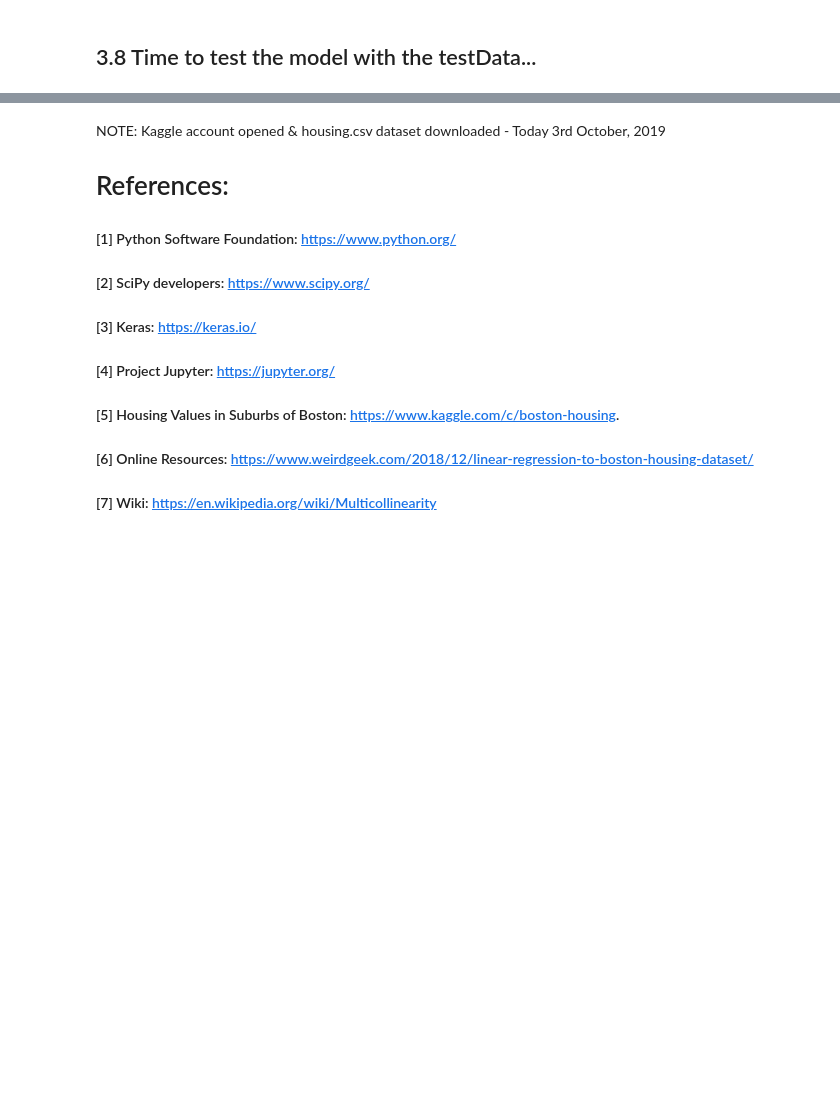
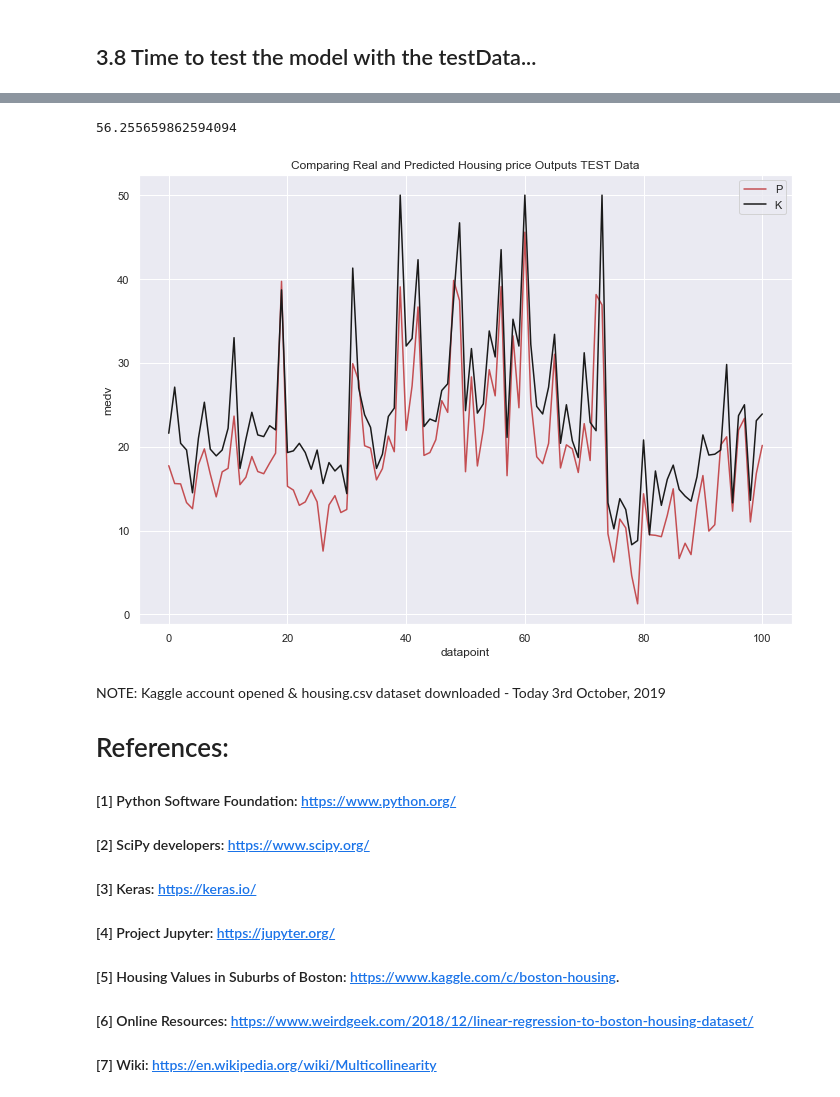
Before and after one commit to dewaledr/MLearning-Projects, a Jupyter notebook: Project_BostonHousePrices.ipynb, the cells around one changed output, grey strips where cells are left out. Cells and saved outputs as stored; diff of their text form; code cells hidden in the pictures; blank space fills up the shorter version.

```diff
--- a/Project_BostonHousePrices.ipynb
+++ b/Project_BostonHousePrices.ipynb
@@ -765,0 +774,11 @@ MinMaxScaler(copy=True, feature_range=(0, 1))
+# %%
+scaler = MinMaxScaler()
+print(scaler.fit(inputTestDataX))
+MinMaxScaler(copy=False, feature_range=(0, 1))      ## Already a dataframe, no need to copy
+scaledTestData = scaler.transform(inputTestDataX)
+
+# Need to convert this to pandas dataframe since output from Scaler is numpy Array
+scaledTest_df = pd.DataFrame(scaledTestData, columns=inputTestDataX.columns.values)
+scaledTest_df.head()
+# print(scaledData)
+# print(scaledTrain_df)
@@ -878,0 +944,8 @@ plt.show()
+# %%
+# TODO3 Error in TEST DATA
+error_in_TEST_prediction = m.predict(scaledTest_df).T - outputTestDataY.values.reshape(1,101)
+
+# Mean Square error of this prediction
+np.sqrt(np.sum((error_in_TEST_prediction)**2))
+# %% [output]
+56.255659862594094
@@ -879,3 +954,20 @@ plt.show()
+# %%
+# Create plots of the 2 Outputs for better visual comparison 101
+xT = np.arange(0.0,101.0,1)
+
+yTPr = m.predict(scaledTest_df)        # Predicted Y
+yTKn   = outputTestDataY              # Known Y
+
+plt.plot(xT, yTPr, 'r-')
+plt.plot(xT, yTKn, 'k-')
+plt.title("Comparing Real and Predicted Housing price Outputs TEST Data")
+plt.xlabel("datapoint")
+plt.ylabel("medv")
+plt.legend("PK")
+
+plt.show()
+# %% [output]
+[figure, added]
 # %% [markdown]
 NOTE: Kaggle account opened & housing.csv dataset downloaded - Today 3rd October, 2019
 # References:
```
Also changed, not shown: parts of 30 cells of this notebook.
